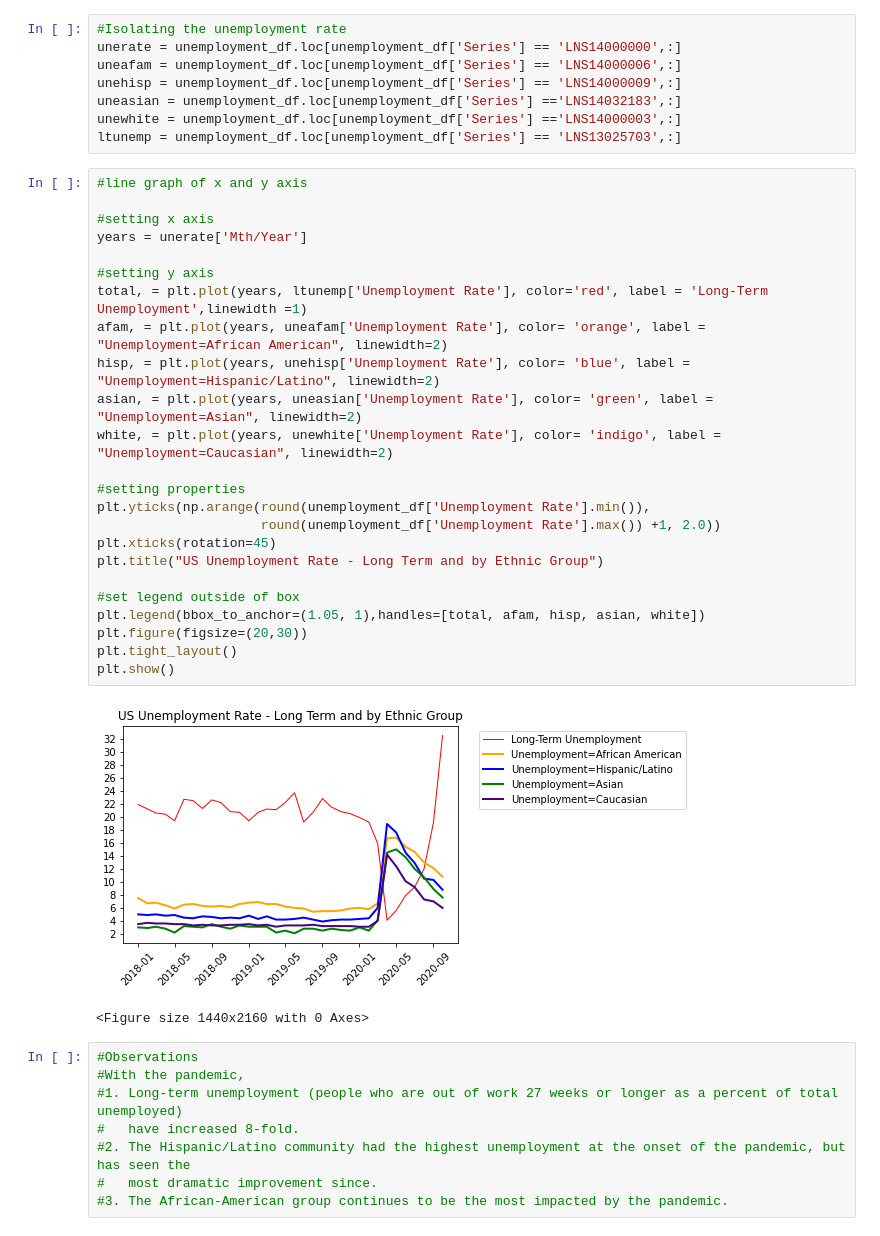
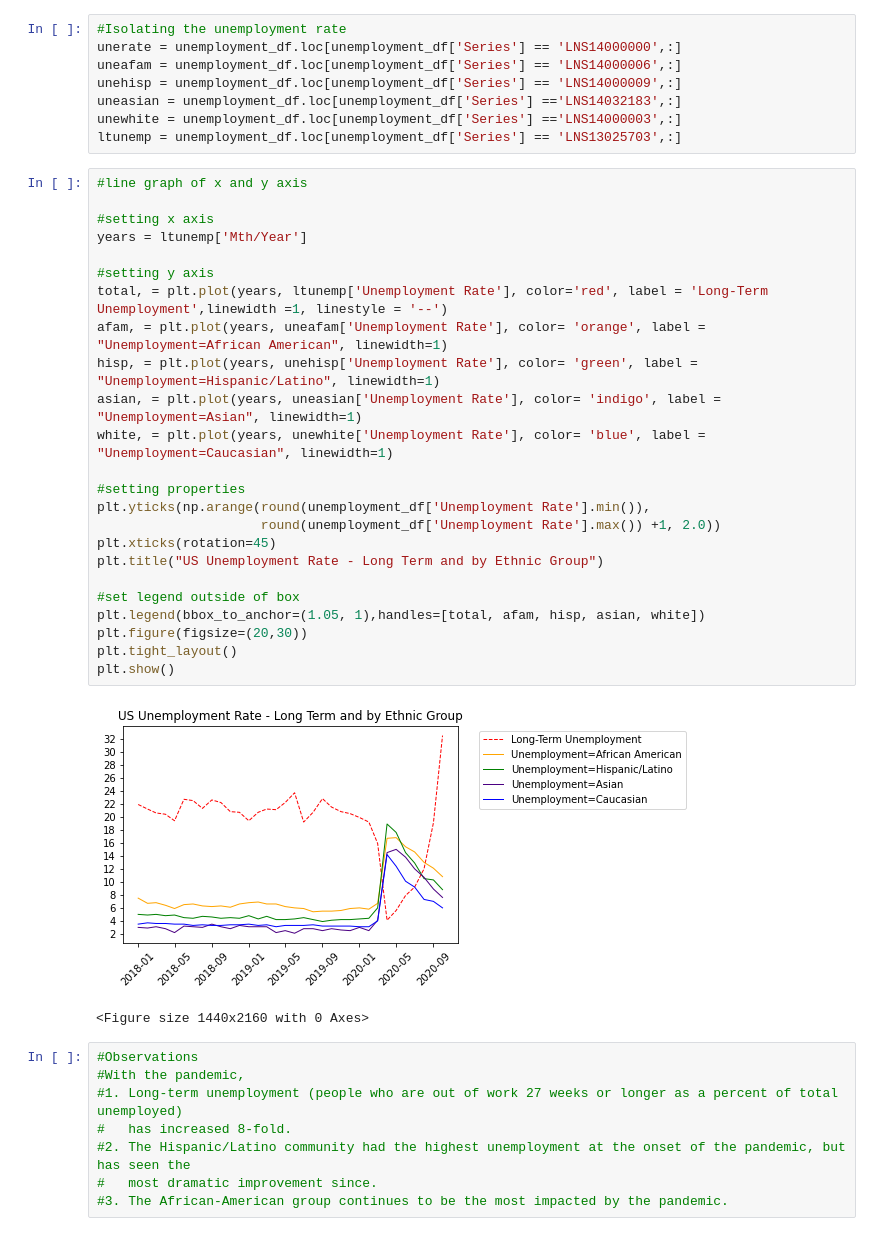
Before and after one commit to mgfrancis/GroupProject1, a Jupyter notebook: unemployment.ipynb, the cells around one changed output. Cells and saved outputs as stored; diff of their text form.

Commit message:
graph updates

```diff
--- a/unemployment.ipynb
+++ b/unemployment.ipynb
@@ -116,35 +116,35 @@ ltunemp = unemployment_df.loc[unemployment_df['Series'] == 'LNS13025703',:]
 # %%
 #line graph of x and y axis
 
 #setting x axis
-years = unerate['Mth/Year']
+years = ltunemp['Mth/Year']
 
 #setting y axis
-total, = plt.plot(years, ltunemp['Unemployment Rate'], color='red', label = 'Long-Term Unemployment',linewidth =1)
-afam, = plt.plot(years, uneafam['Unemployment Rate'], color= 'orange', label = "Unemployment=African American", linewidth=2)
-hisp, = plt.plot(years, unehisp['Unemployment Rate'], color= 'blue', label = "Unemployment=Hispanic/Latino", linewidth=2)
-asian, = plt.plot(years, uneasian['Unemployment Rate'], color= 'green', label = "Unemployment=Asian", linewidth=2)
-white, = plt.plot(years, unewhite['Unemployment Rate'], color= 'indigo', label = "Unemployment=Caucasian", linewidth=2)
+total, = plt.plot(years, ltunemp['Unemployment Rate'], color='red', label = 'Long-Term Unemployment',linewidth =1, linestyle = '--')
+afam, = plt.plot(years, uneafam['Unemployment Rate'], color= 'orange', label = "Unemployment=African American", linewidth=1)
+hisp, = plt.plot(years, unehisp['Unemployment Rate'], color= 'green', label = "Unemployment=Hispanic/Latino", linewidth=1)
+asian, = plt.plot(years, uneasian['Unemployment Rate'], color= 'indigo', label = "Unemployment=Asian", linewidth=1)
+white, = plt.plot(years, unewhite['Unemployment Rate'], color= 'blue', label = "Unemployment=Caucasian", linewidth=1)
 
 #setting properties
 plt.yticks(np.arange(round(unemployment_df['Unemployment Rate'].min()),
                      round(unemployment_df['Unemployment Rate'].max()) +1, 2.0))
 plt.xticks(rotation=45)
 plt.title("US Unemployment Rate - Long Term and by Ethnic Group")
 
 #set legend outside of box
 plt.legend(bbox_to_anchor=(1.05, 1),handles=[total, afam, hisp, asian, white])
 plt.figure(figsize=(20,30))
 plt.tight_layout()
 plt.show()
 # %% [output]
-[figure, old version]
+[figure, new version]
 <Figure size 1440x2160 with 0 Axes>
 # %%
 #Observations
 #With the pandemic,
 #1. Long-term unemployment (people who are out of work 27 weeks or longer as a percent of total unemployed)
-#   have increased 8-fold.
+#   has increased 8-fold.
 #2. The Hispanic/Latino community had the highest unemployment at the onset of the pandemic, but has seen the
 #   most dramatic improvement since.
 #3. The African-American group continues to be the most impacted by the pandemic.
```
